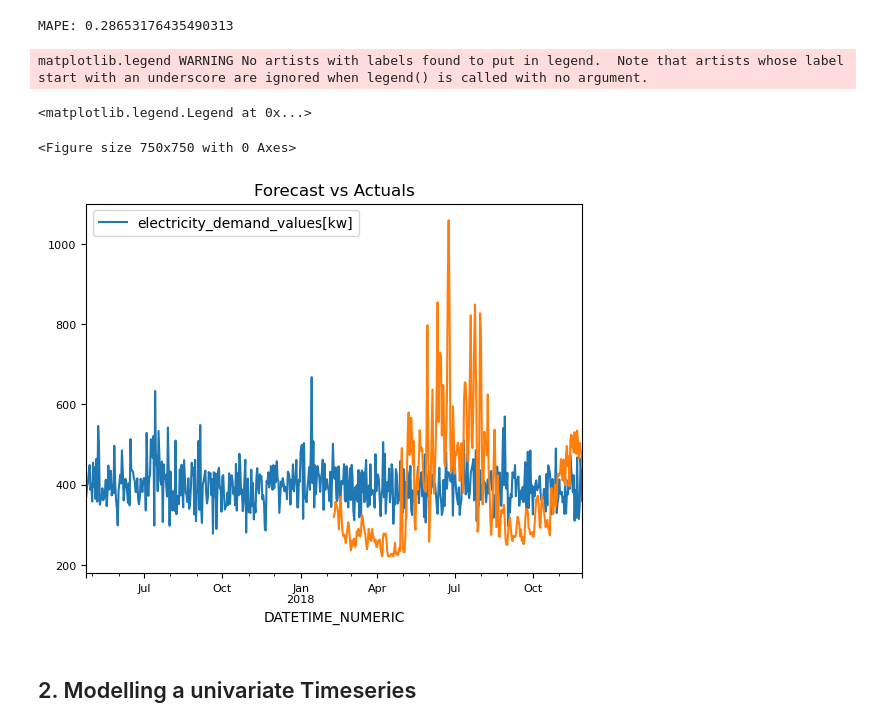
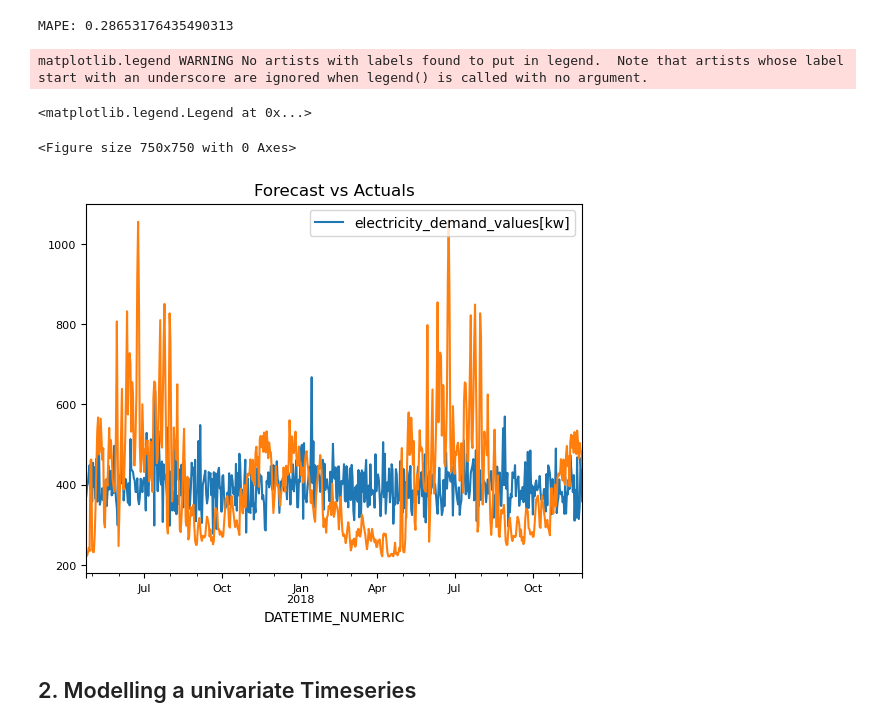
Before and after one commit to i-terzic/predicting-energy-consumption-based-on-weather-data, a Jupyter notebook: Final.ipynb, the cells around one changed output. Saved outputs shown, nothing was run; the diff lists cells and outputs as text; code cells hidden in the pictures.

```diff
--- a/Final.ipynb
+++ b/Final.ipynb
@@ -612,15 +612,15 @@ MAPE: 0.28653176435490313
 # %%
 # plotting forecast vs actuals
 fig = plt.figure(dpi=150, figsize=(5,5))
 pd.DataFrame({"electricity_demand_values[kw]": y_pred_mapped}).plot(label="Forecasted")
-df_elec_test["electricity_demand_values[kw]"][-len(df_elec_validate):].plot(label="Actual", fontsize=8)
+df_elec_test["electricity_demand_values[kw]"].plot(label="Actual", fontsize=8)
 plt.title("Forecast vs Actuals", fontsize=12)
 fig.legend(loc='upper left', fontsize=8)
 # %% [output]
 matplotlib.legend WARNING No artists with labels found to put in legend.  Note that artists whose label start with an underscore are ignored when legend() is called with no argument.
 <matplotlib.legend.Legend at 0x...>
 <Figure size 750x750 with 0 Axes>
-[figure, old version]
+[figure, new version]
 # %% [markdown]
 ## 2. Modelling a univariate Timeseries
 # %%
```
Also changed, not shown: parts of 7 cells of this notebook.
